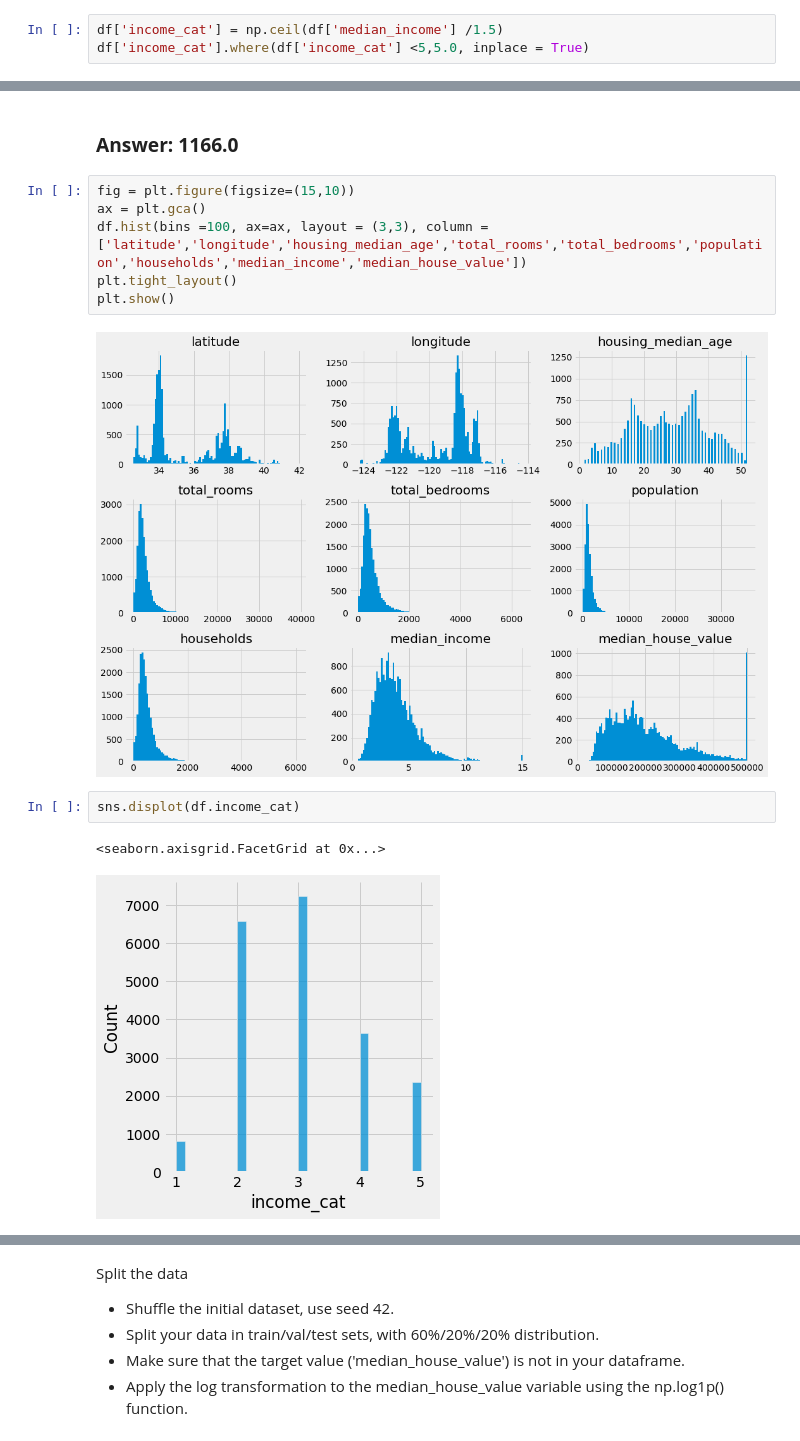
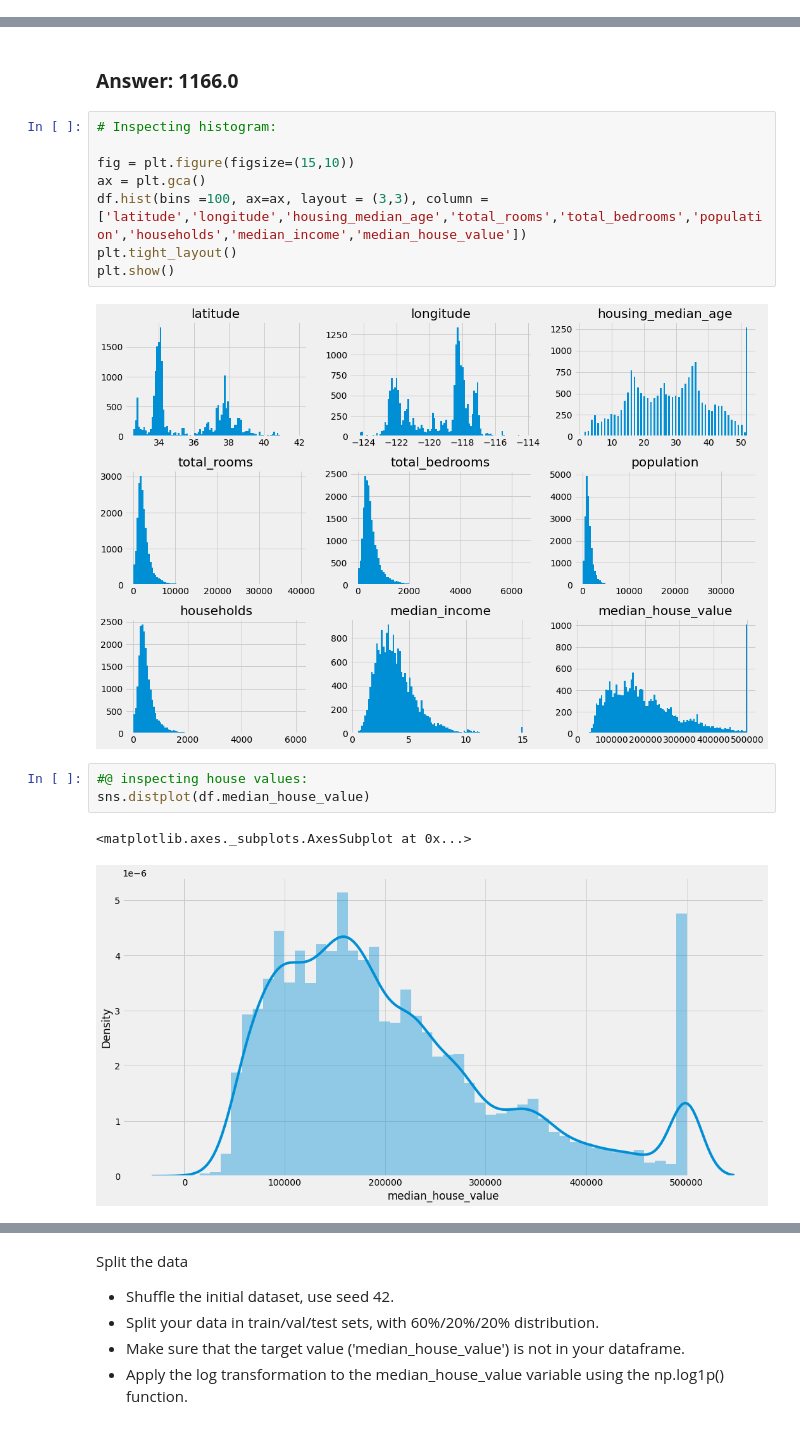
Before and after one commit to jcdumlao14/Homework-ml-zoomcamp, a Jupyter notebook: 02_Homework_Housing__Price_Prediction_2022.ipynb, the cells around one changed output, grey strips where cells are left out. Drawn from its saved outputs; the diff is of its cells as text.

```diff
--- a/02_Homework_Housing__Price_Prediction_2022.ipynb
+++ b/02_Homework_Housing__Price_Prediction_2022.ipynb
@@ -120,9 +121,6 @@ Select only them.
 usecols = ['latitude','longitude','housing_median_age','total_rooms','total_bedrooms','population','households','median_income','median_house_value']
 # %%
 df = pd.read_csv('housing.csv',usecols=usecols)
-# %%
-df['income_cat'] = np.ceil(df['median_income'] /1.5)
-df['income_cat'].where(df['income_cat'] <5,5.0, inplace = True)
 # %%
 """ Print some of the statistics of each column """
 
@@ -246,6 +226,8 @@ np.median(df['population'])
 # %% [markdown]
 ### **Answer: 1166.0**
 # %%
+# Inspecting histogram:
+
 fig = plt.figure(figsize=(15,10))
 ax = plt.gca()
 df.hist(bins =100, ax=ax, layout = (3,3), column = ['latitude','longitude','housing_median_age','total_rooms','total_bedrooms','population','households','median_income','median_house_value'])
@@ -253,8 +235,9 @@ plt.tight_layout()
 plt.show()
 # %% [output]
 [figure]
-# %%
-sns.displot(df.income_cat)
-# %% [output]
-<seaborn.axisgrid.FacetGrid at 0x...>
-[figure, removed]
+# %%
+#@ inspecting house values:
+sns.distplot(df.median_house_value)
+# %% [output]
+<matplotlib.axes._subplots.AxesSubplot at 0x...>
+[figure, added]
```
Also changed, not shown: parts of 70 cells of this notebook.
